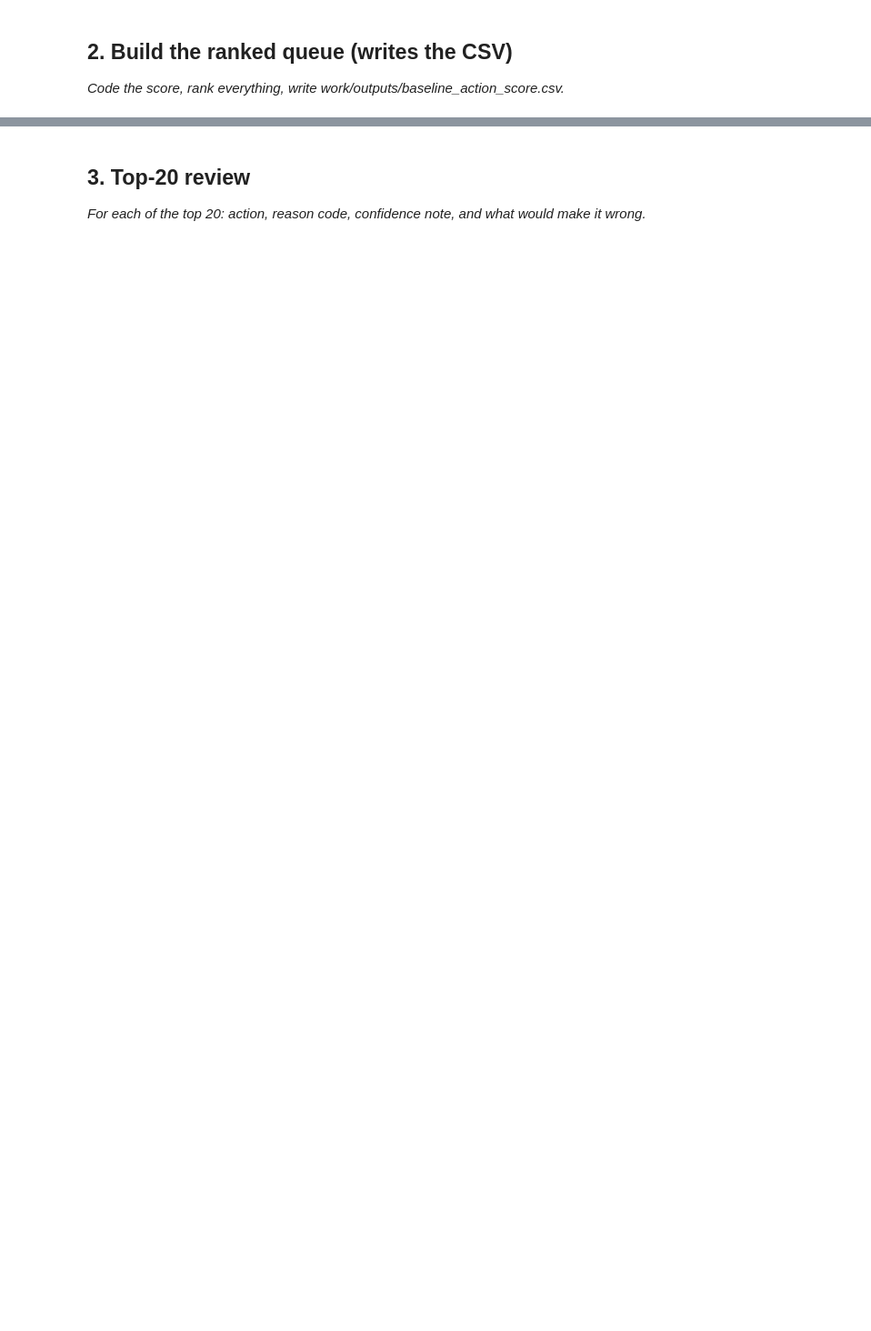
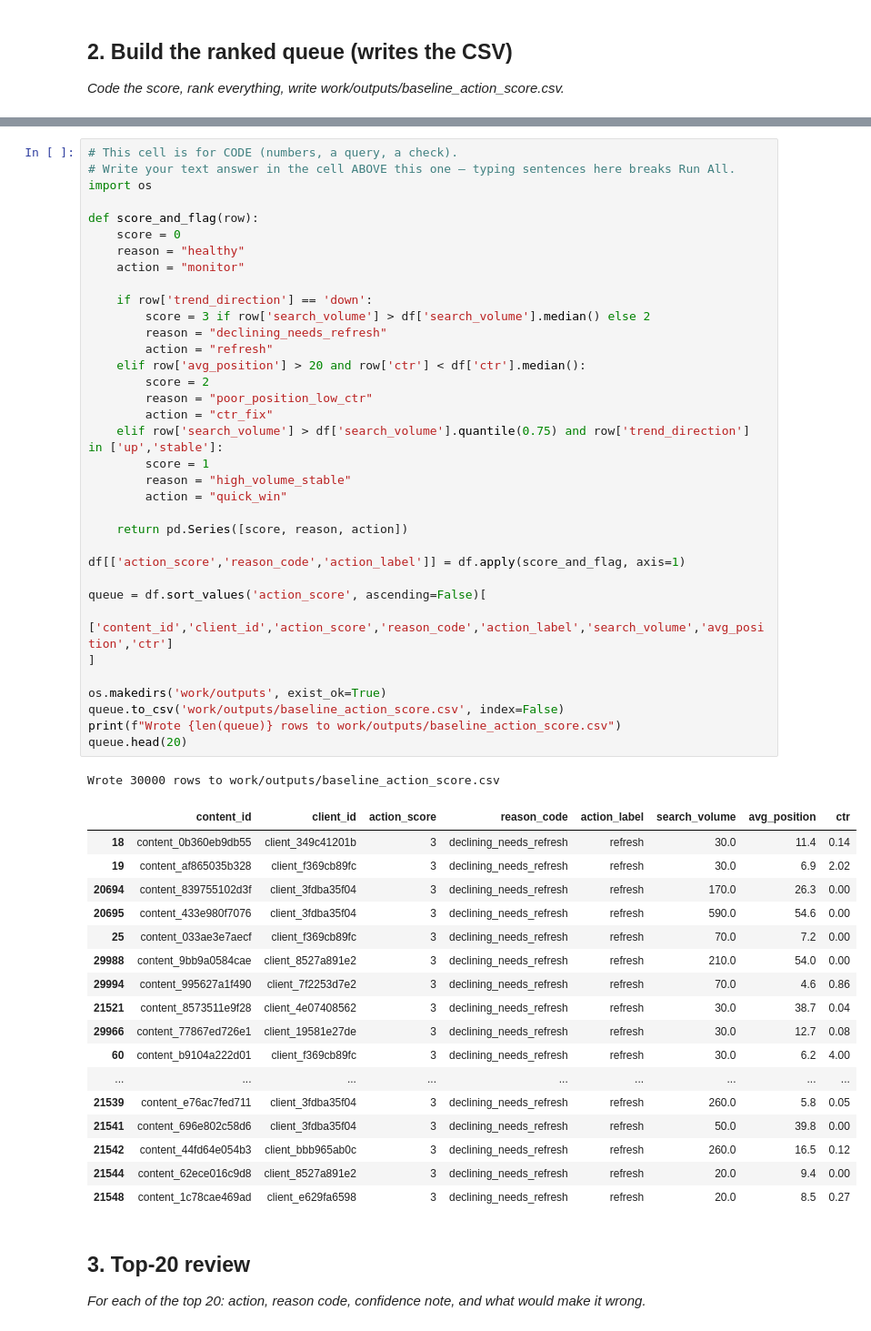
Before and after one commit to Pranajit04/Machine-Learning-Flyrank, a Jupyter notebook: work/notebooks/w04_baseline_score.ipynb, the cells around one changed output, grey strips where cells are left out. Shown at 91% size. Cells and saved outputs as stored; diff of their text form; blank space fills up the shorter version.

```diff
--- a/work/notebooks/w04_baseline_score.ipynb
+++ b/work/notebooks/w04_baseline_score.ipynb
@@ -23,3 +104,57 @@ This skeleton is yours to fill. Work the sections **in order** — each one has
+# %%
+# This cell is for CODE (numbers, a query, a check).
+# Write your text answer in the cell ABOVE this one — typing sentences here breaks Run All.
+import os
+
+def score_and_flag(row):
+    score = 0
+    reason = "healthy"
+    action = "monitor"
+
+    if row['trend_direction'] == 'down':
+        score = 3 if row['search_volume'] > df['search_volume'].median() else 2
+        reason = "declining_needs_refresh"
+        action = "refresh"
+    elif row['avg_position'] > 20 and row['ctr'] < df['ctr'].median():
+        score = 2
+        reason = "poor_position_low_ctr"
+        action = "ctr_fix"
+    elif row['search_volume'] > df['search_volume'].quantile(0.75) and row['trend_direction'] in ['up','stable']:
+        score = 1
+        reason = "high_volume_stable"
+        action = "quick_win"
+
+    return pd.Series([score, reason, action])
+
+df[['action_score','reason_code','action_label']] = df.apply(score_and_flag, axis=1)
+
+queue = df.sort_values('action_score', ascending=False)[
+    ['content_id','client_id','action_score','reason_code','action_label','search_volume','avg_position','ctr']
+]
+
+os.makedirs('work/outputs', exist_ok=True)
+queue.to_csv('work/outputs/baseline_action_score.csv', index=False)
+print(f"Wrote {len(queue)} rows to work/outputs/baseline_action_score.csv")
+queue.head(20)
+# %% [output]
+Wrote 30000 rows to work/outputs/baseline_action_score.csv
+|  | content_id | client_id | action_score | reason_code | action_label | search_volume | avg_position | ctr |
+| 18 | content_0b360eb9db55 | client_349c41201b | 3 | declining_needs_refresh | refresh | 30.0 | 11.4 | 0.14 |
+| 19 | content_af865035b328 | client_f369cb89fc | 3 | declining_needs_refresh | refresh | 30.0 | 6.9 | 2.02 |
+| 20694 | content_839755102d3f | client_3fdba35f04 | 3 | declining_needs_refresh | refresh | 170.0 | 26.3 | 0.00 |
+| 20695 | content_433e980f7076 | client_3fdba35f04 | 3 | declining_needs_refresh | refresh | 590.0 | 54.6 | 0.00 |
+| 25 | content_033ae3e7aecf | client_f369cb89fc | 3 | declining_needs_refresh | refresh | 70.0 | 7.2 | 0.00 |
+| 29988 | content_9bb9a0584cae | client_8527a891e2 | 3 | declining_needs_refresh | refresh | 210.0 | 54.0 | 0.00 |
+| 29994 | content_995627a1f490 | client_7f2253d7e2 | 3 | declining_needs_refresh | refresh | 70.0 | 4.6 | 0.86 |
+| 21521 | content_8573511e9f28 | client_4e07408562 | 3 | declining_needs_refresh | refresh | 30.0 | 38.7 | 0.04 |
+| 29966 | content_77867ed726e1 | client_19581e27de | 3 | declining_needs_refresh | refresh | 30.0 | 12.7 | 0.08 |
+| 60 | content_b9104a222d01 | client_f369cb89fc | 3 | declining_needs_refresh | refresh | 30.0 | 6.2 | 4.00 |
+| ... | ... | ... | ... | ... | ... | ... | ... | ... |
+| 21539 | content_e76ac7fed711 | client_3fdba35f04 | 3 | declining_needs_refresh | refresh | 260.0 | 5.8 | 0.05 |
+| 21541 | content_696e802c58d6 | client_3fdba35f04 | 3 | declining_needs_refresh | refresh | 50.0 | 39.8 | 0.00 |
+| 21542 | content_44fd64e054b3 | client_bbb965ab0c | 3 | declining_needs_refresh | refresh | 260.0 | 16.5 | 0.12 |
+| 21544 | content_62ece016c9d8 | client_8527a891e2 | 3 | declining_needs_refresh | refresh | 20.0 | 9.4 | 0.00 |
+| 21548 | content_1c78cae469ad | client_e629fa6598 | 3 | declining_needs_refresh | refresh | 20.0 | 8.5 | 0.27 |
 # %% [markdown]
 ## 3. Top-20 review
 
```
Also changed, not shown: parts of 14 cells of this notebook.
